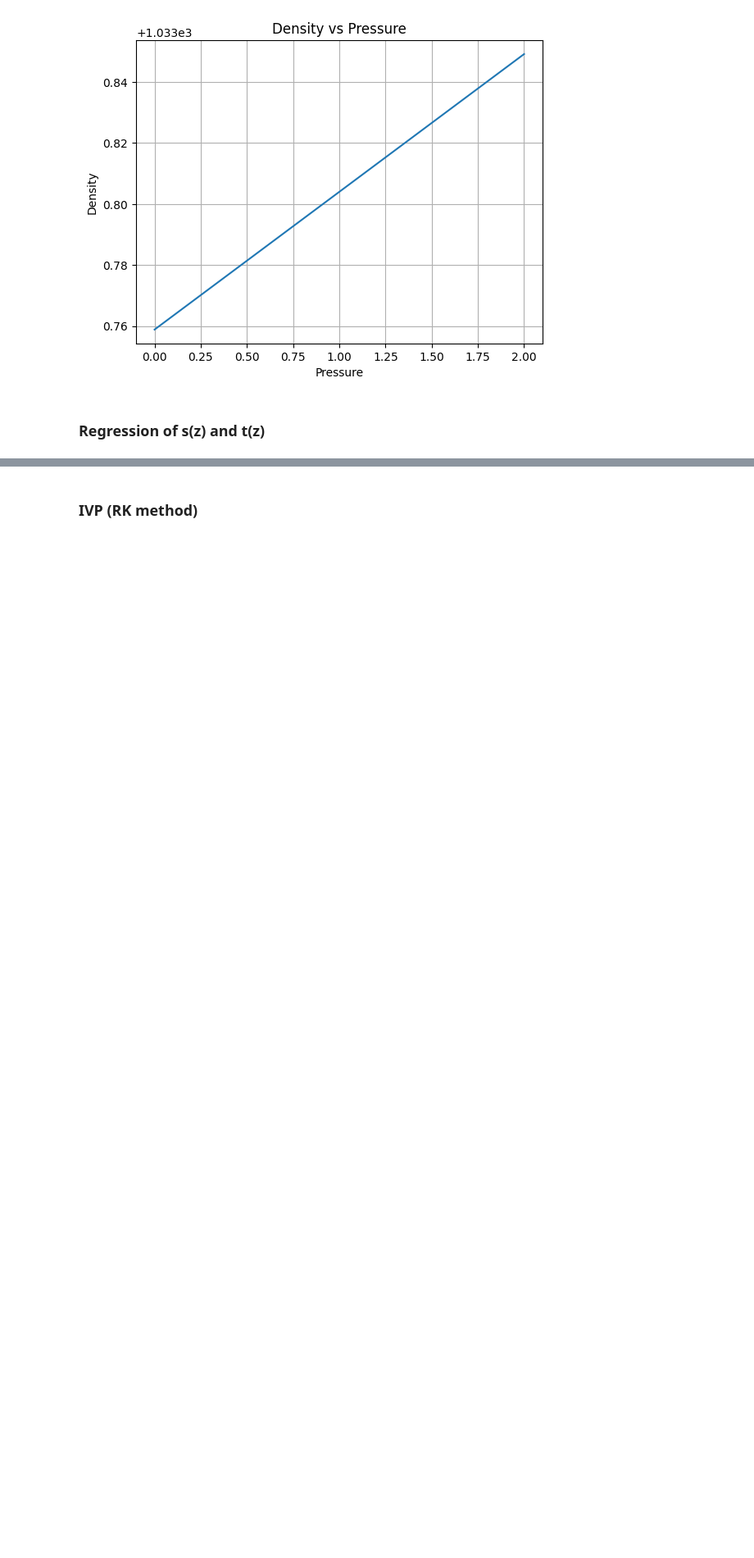
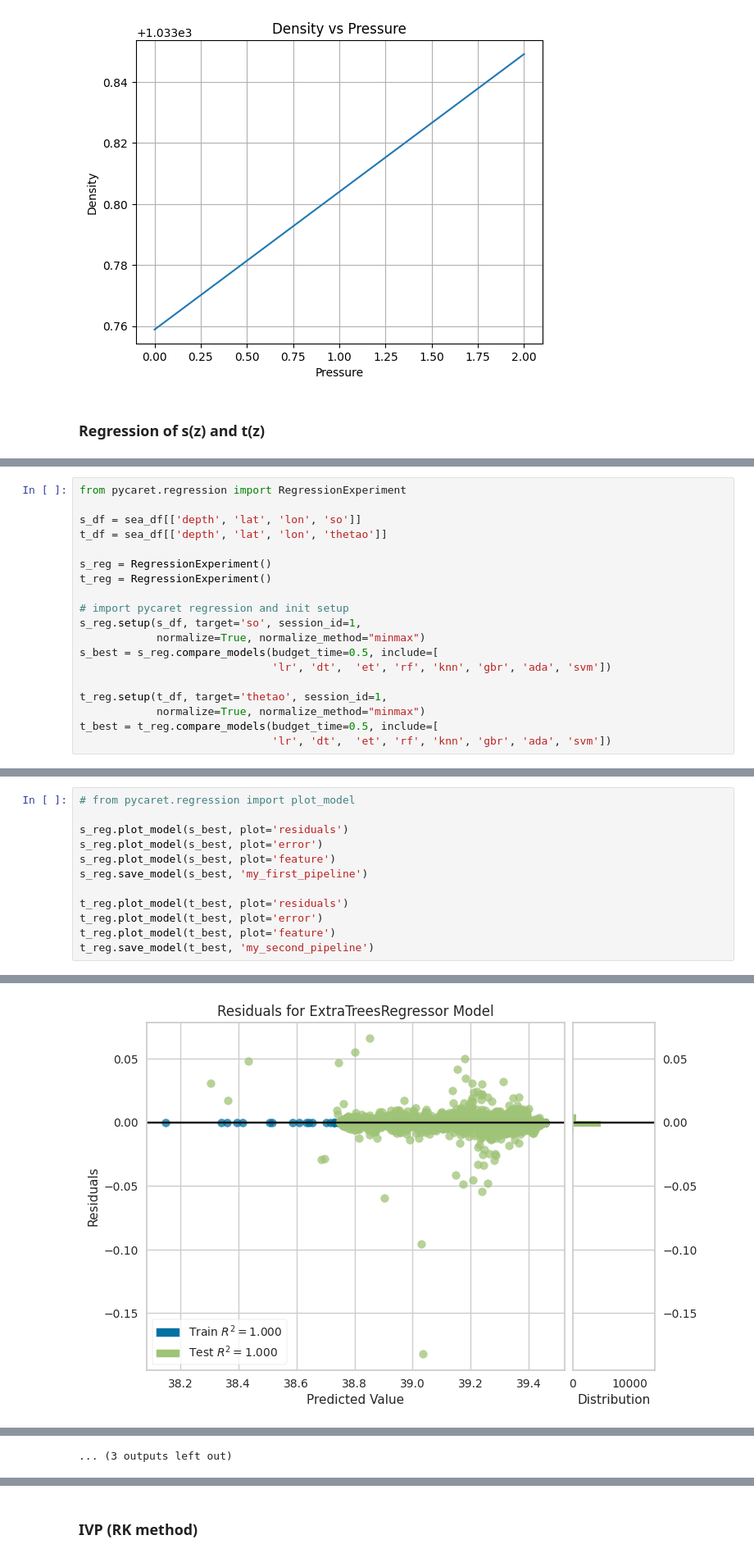
Before and after one commit to zzjc1234/MCM2024Preparation, a Jupyter notebook: MODEL/model1.ipynb, the cells around one changed output, grey strips where cells are left out. Shown: that part at 82% size. Cells and saved outputs as stored; diff of their text form; blank space fills up the shorter version.

```diff
--- a/MODEL/model1.ipynb
+++ b/MODEL/model1.ipynb
@@ -159,0 +149,19 @@ t_reg = setup(t_df, target='charges', session_id="st_reg")
+# %%
+from pycaret.regression import RegressionExperiment
+
+s_df = sea_df[['depth', 'lat', 'lon', 'so']]
+t_df = sea_df[['depth', 'lat', 'lon', 'thetao']]
+
+s_reg = RegressionExperiment()
+t_reg = RegressionExperiment()
+
+# import pycaret regression and init setup
+s_reg.setup(s_df, target='so', session_id=1,
+            normalize=True, normalize_method="minmax")
+s_best = s_reg.compare_models(budget_time=0.5, include=[
+                              'lr', 'dt',  'et', 'rf', 'knn', 'gbr', 'ada', 'svm'])
+
+t_reg.setup(t_df, target='thetao', session_id=1,
+            normalize=True, normalize_method="minmax")
+t_best = t_reg.compare_models(budget_time=0.5, include=[
+                              'lr', 'dt',  'et', 'rf', 'knn', 'gbr', 'ada', 'svm'])
@@ -159,0 +225,13 @@ t_reg = setup(t_df, target='charges', session_id="st_reg")
+# %%
+# from pycaret.regression import plot_model
+
+s_reg.plot_model(s_best, plot='residuals')
+s_reg.plot_model(s_best, plot='error')
+s_reg.plot_model(s_best, plot='feature')
+s_reg.save_model(s_best, 'my_first_pipeline')
+
+t_reg.plot_model(t_best, plot='residuals')
+t_reg.plot_model(t_best, plot='error')
+t_reg.plot_model(t_best, plot='feature')
+t_reg.save_model(t_best, 'my_second_pipeline')
+# %% [output]
@@ -159,0 +239 @@ t_reg = setup(t_df, target='charges', session_id="st_reg")
+[figure, added]
@@ -159,0 +251 @@ t_reg = setup(t_df, target='charges', session_id="st_reg")
+... (3 outputs left out)
```
Also changed, not shown: parts of 11 cells of this notebook.
